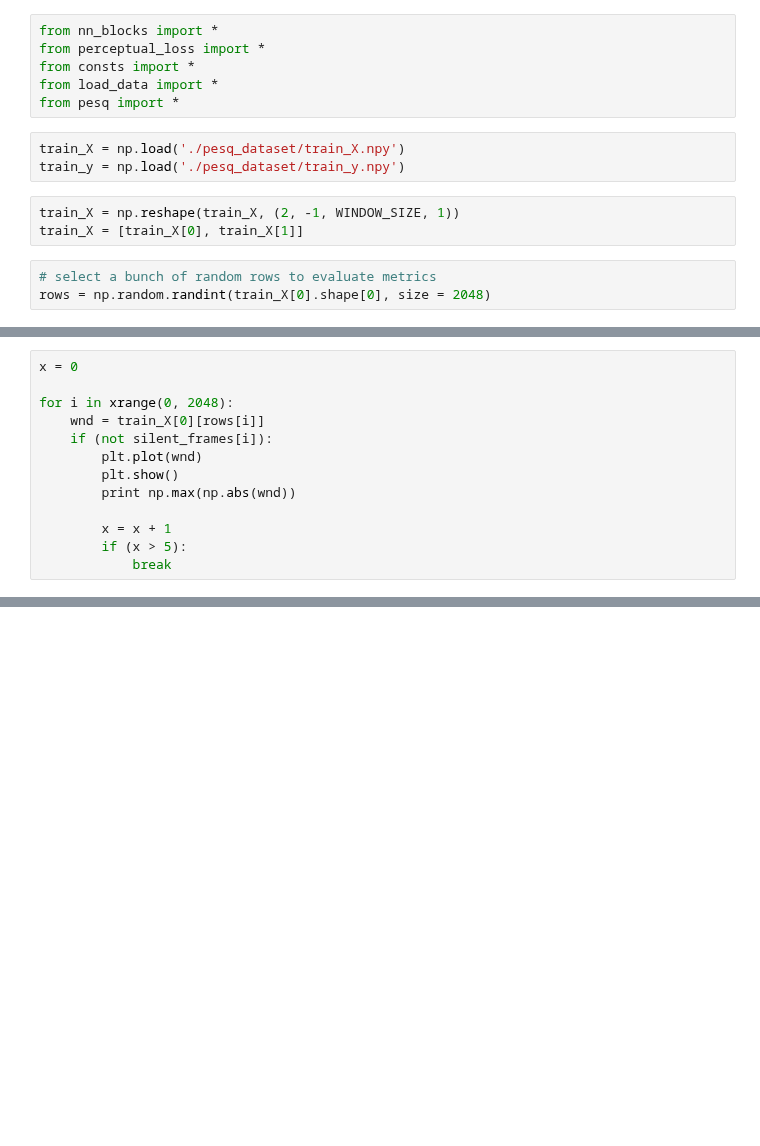
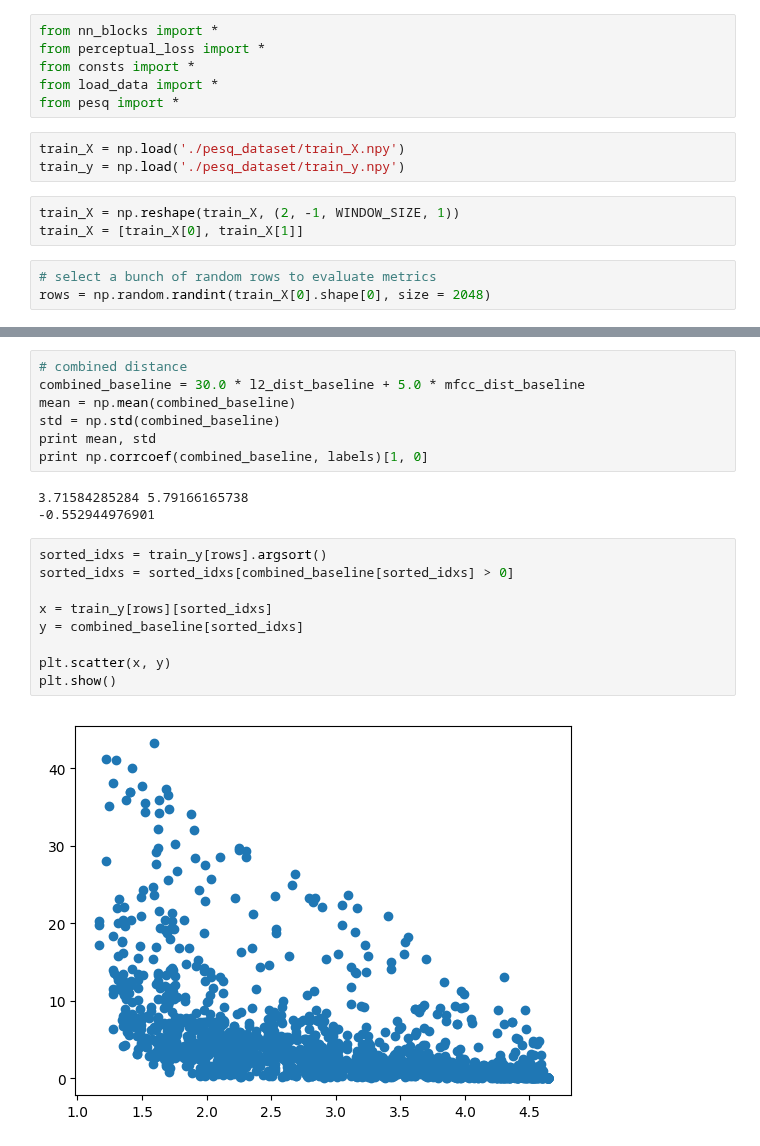
Before and after one commit to sri-kankanahalli/autoencoder-speech-compression, a Jupyter notebook: PESQ Approximation.ipynb, the cells around one changed output, grey strips where cells are left out. Cells and saved outputs as stored; diff of their text form; blank space fills up the shorter version.

```diff
--- a/PESQ Approximation.ipynb
+++ b/PESQ Approximation.ipynb
@@ -118,13 +105,0 @@ silent_frames = np.max(np.abs(train_X[0][rows].reshape(2048, -1)), axis = -1) >=
-# %%
-x = 0
-
-for i in xrange(0, 2048):
-    wnd = train_X[0][rows[i]]
-    if (not silent_frames[i]):
-        plt.plot(wnd)
-        plt.show()
-        print np.max(np.abs(wnd))
-
-        x = x + 1
-        if (x > 5):
-            break
@@ -172,0 +175,21 @@ plt.show()
+# %%
+# combined distance
+combined_baseline = 30.0 * l2_dist_baseline + 5.0 * mfcc_dist_baseline
+mean = np.mean(combined_baseline)
+std = np.std(combined_baseline)
+print mean, std
+print np.corrcoef(combined_baseline, labels)[1, 0]
+# %% [output]
+3.71584285284 5.79166165738
+-0.552944976901
+# %%
+sorted_idxs = train_y[rows].argsort()
+sorted_idxs = sorted_idxs[combined_baseline[sorted_idxs] > 0]
+
+x = train_y[rows][sorted_idxs]
+y = combined_baseline[sorted_idxs]
+
+plt.scatter(x, y)
+plt.show()
+# %% [output]
+[figure, added]
```
Also changed, not shown: parts of 14 cells of this notebook, 24 other files.
